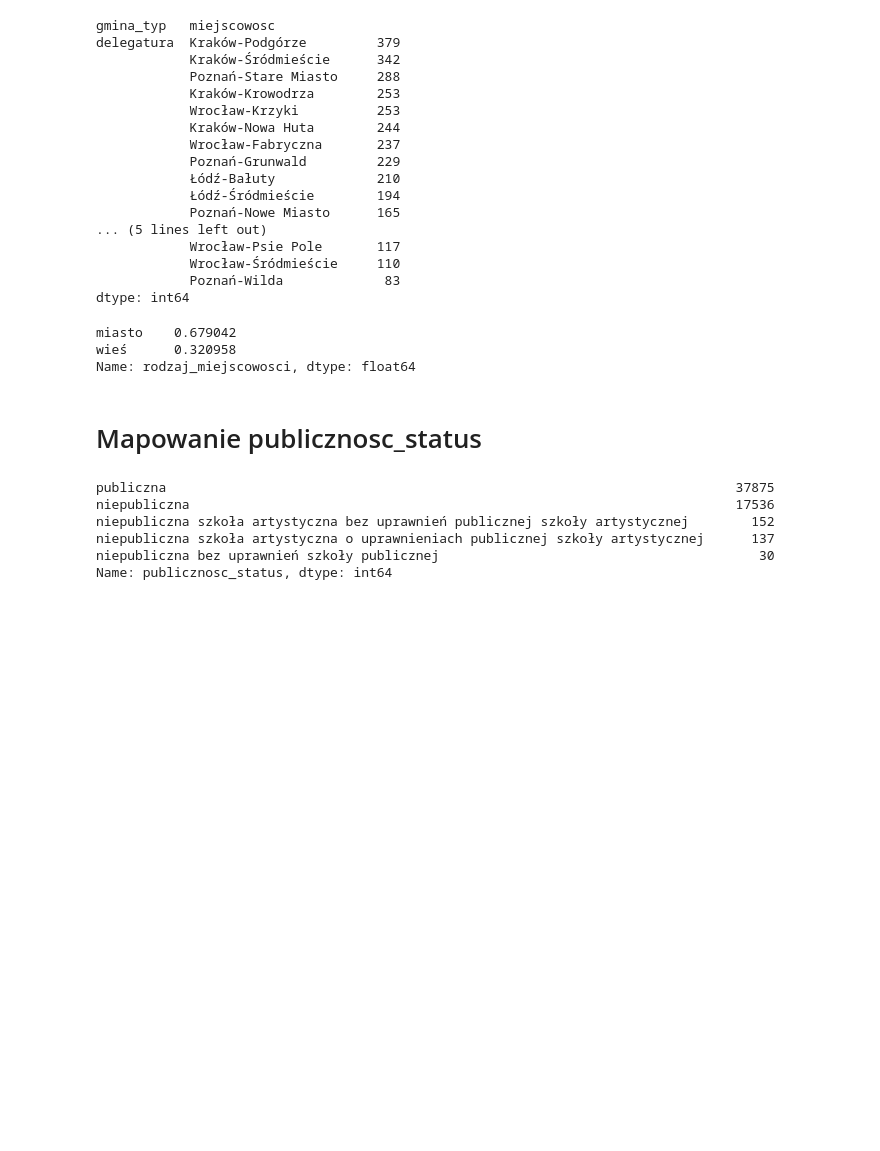
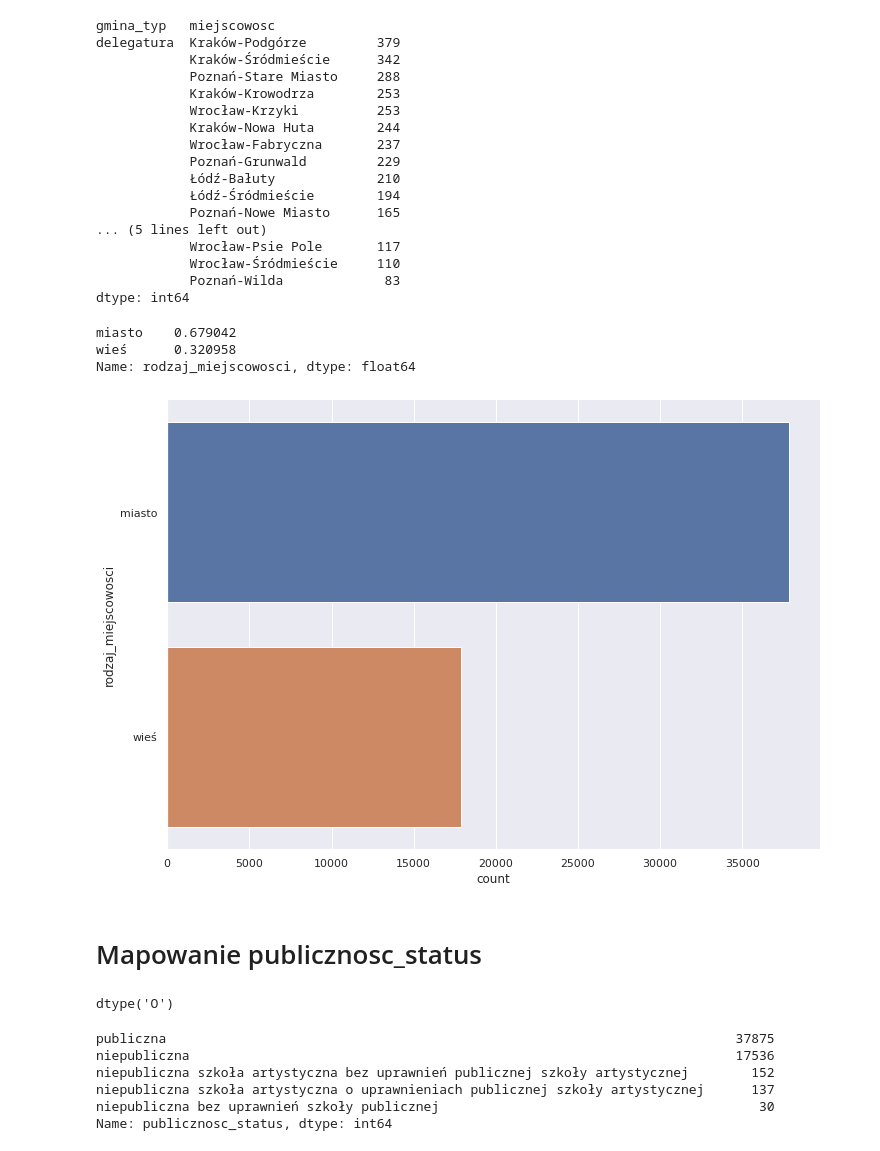
Before and after one commit to DataWorkshop-Foundation/way-to-school, a Jupyter notebook: notebooks/EDA.ipynb, the cells around one changed output. Saved outputs shown, nothing was run; the diff lists cells and outputs as text; code cells hidden in the pictures; blank space fills up the shorter version.

```diff
--- a/notebooks/EDA.ipynb
+++ b/notebooks/EDA.ipynb
@@ -5,6 +5,8 @@ from datetime import date
 import numpy as np
 import matplotlib as plt
 import seaborn as sns
+# %%
+sns.set(rc={'figure.figsize':(11.7,8.27)})
 # %%
 df = pd.read_csv("../../way-to-school-date/school_prep.csv")
 # %%
@@ -387,14 +389,25 @@ df['rodzaj_miejscowosci'] = df['rodzaj_miejscowosci'].map(lambda x: 'wieś' if x
 miasto = ['część miasta', 'osiedle','dzielnica m.st. Warszawy','miasto', 'delegatura']
 
 df['rodzaj_miejscowosci'] = df['rodzaj_miejscowosci'].map(lambda x: 'miasto' if x in miasto else x)
+# %%
+df.rodzaj_miejscowosci = df.rodzaj_miejscowosci.astype('category')
 # %%
 df.rodzaj_miejscowosci.value_counts(normalize=True)
 # %% [output]
 miasto    0.679042
 wieś      0.320958
 Name: rodzaj_miejscowosci, dtype: float64
+# %%
+sns.countplot(y='rodzaj_miejscowosci', data=df);
+sns.despine()
+# %% [output]
+[figure, added]
 # %% [markdown]
 # Mapowanie publicznosc_status
+# %%
+df.publicznosc_status.dtype
+# %% [output]
+dtype('O')
 # %%
 df.publicznosc_status.value_counts()
 # %% [output]
```
Also changed, not shown: parts of 29 cells of this notebook.
